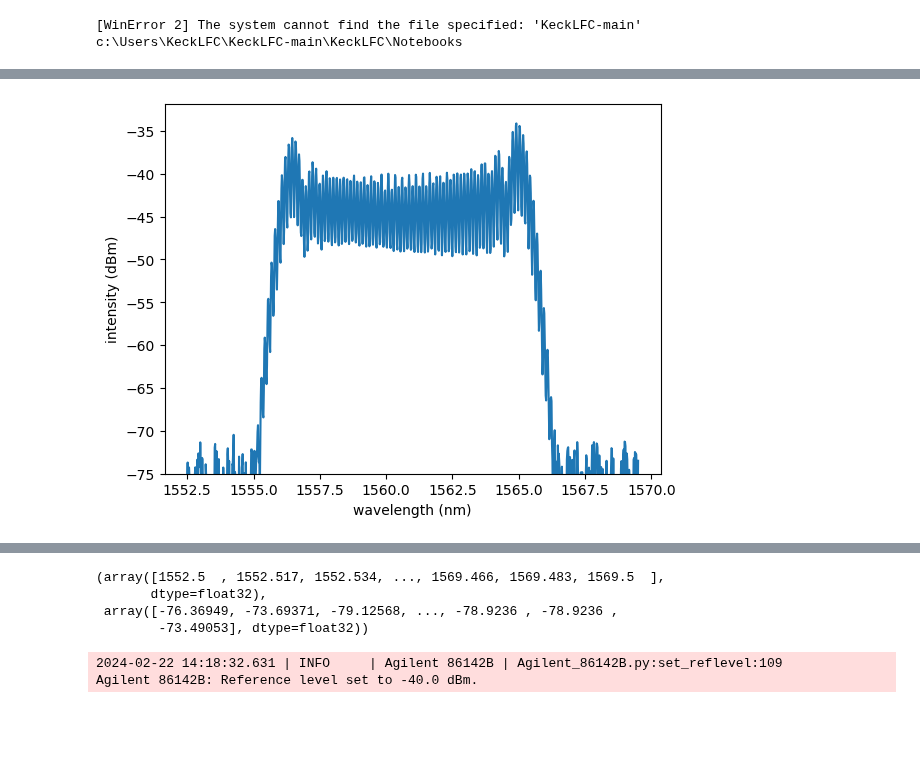
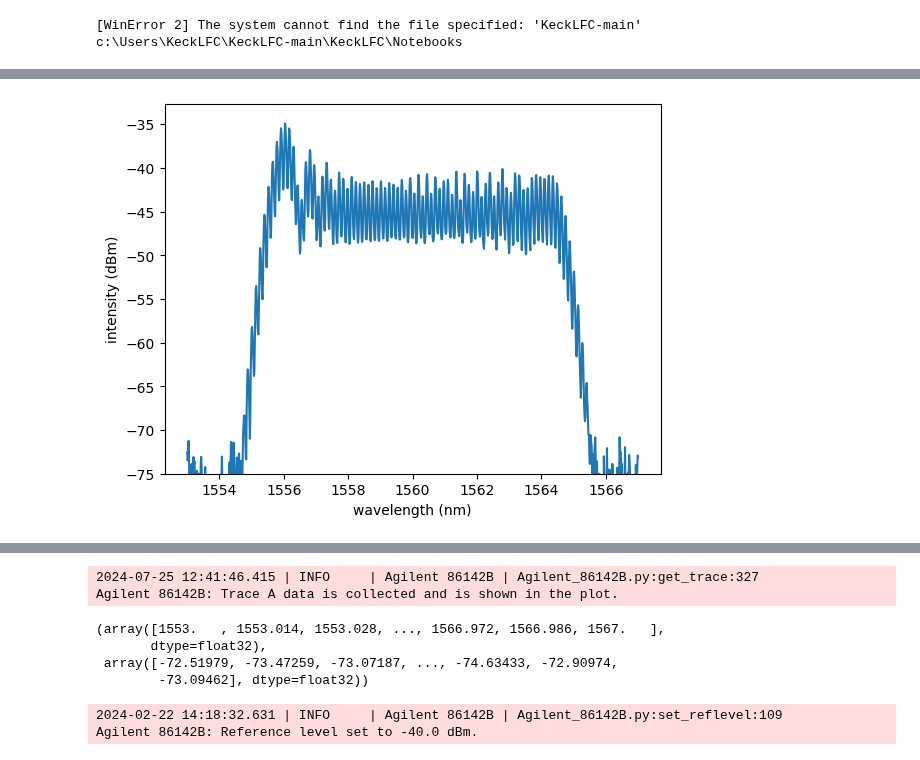
Before and after one commit to kester2015/KeckLFC-deploy, a Jupyter notebook: Notebooks/Minicomb_test_Feb.ipynb, the cells around one changed output, grey strips where cells are left out. Saved outputs shown, nothing was run; the diff lists cells and outputs as text; code cells hidden in the pictures; blank space fills up the shorter version.

```diff
--- a/Notebooks/Minicomb_test_Feb.ipynb
+++ b/Notebooks/Minicomb_test_Feb.ipynb
@@ -73,6 +73,6 @@ cd KeckLFC-main
 c:\Users\KeckLFC\KeckLFC-main\KeckLFC\Notebooks
 # %%
 # osa.wlstop =1567
-
+osa.Run()
 osa.get_trace('a')
 # %% [output]
@@ -79 +81 @@ osa.get_trace('a')
-[figure, old version]
+[figure, new version]
@@ -82,7 +82,9 @@ Agilent 86142B: Trace A data is collected and is shown in the plot.
-(array([1552.5  , 1552.517, 1552.534, ..., 1569.466, 1569.483, 1569.5  ],
-       dtype=float32),
- array([-76.36949, -73.69371, -79.12568, ..., -78.9236 , -78.9236 ,
-        -73.49053], dtype=float32))
+2024-07-25 12:41:46.415 | INFO     | Agilent 86142B | Agilent_86142B.py:get_trace:327
+Agilent 86142B: Trace A data is collected and is shown in the plot.
+(array([1553.   , 1553.014, 1553.028, ..., 1566.972, 1566.986, 1567.   ],
+       dtype=float32),
+ array([-72.51979, -73.47259, -73.07187, ..., -74.63433, -72.90974,
+        -73.09462], dtype=float32))
 # %%
 osa.set_reflevel(-40)
 # %% [output]
```
Also changed, not shown: parts of 55 cells of this notebook, 9 other files.
